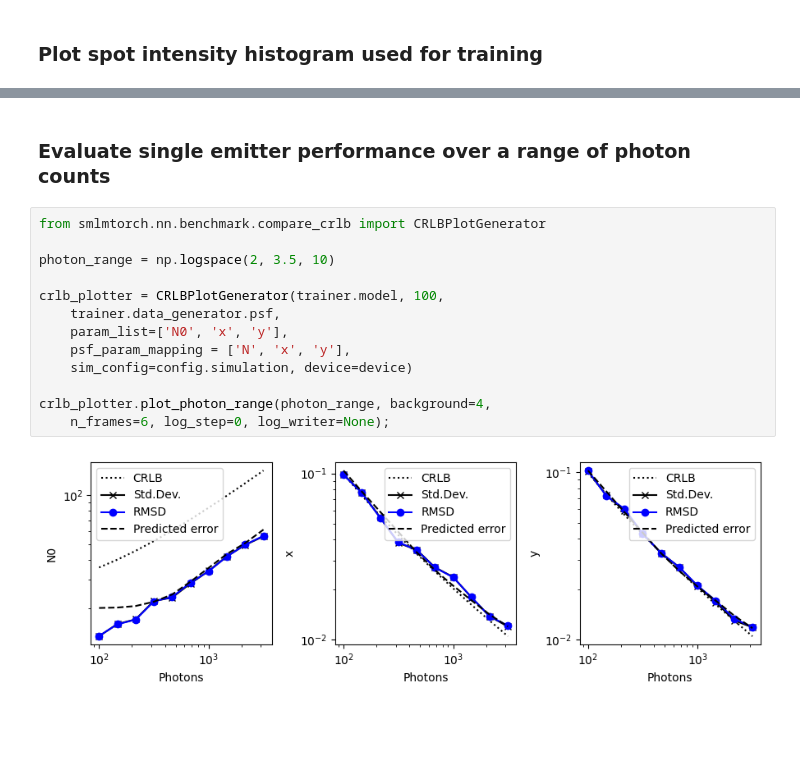
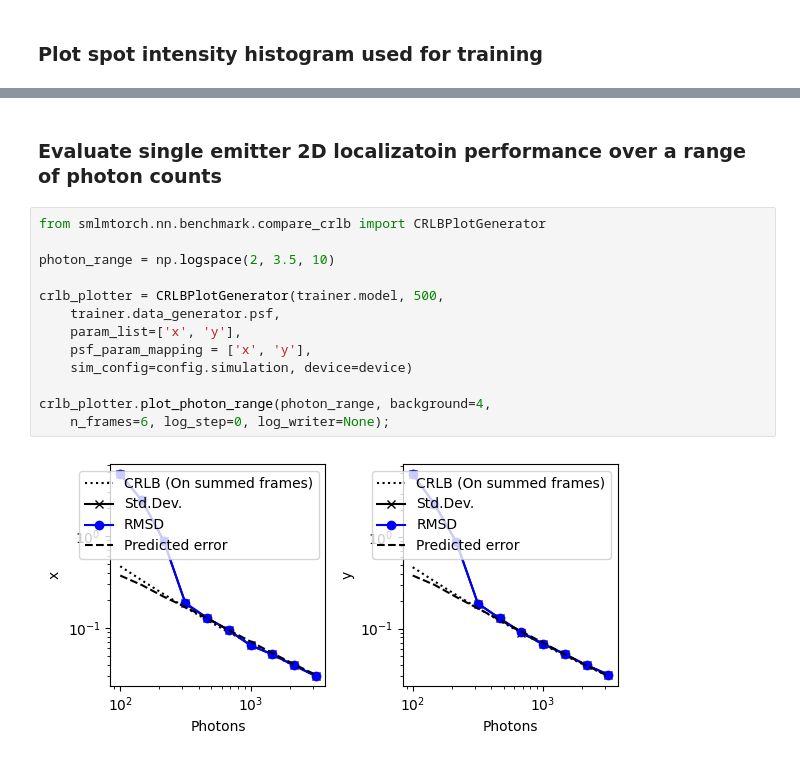
Before and after one commit to jcnossen/simcode, a Jupyter notebook: notebooks/colab_plot_crlb.ipynb, the cells around one changed output, grey strips where cells are left out. Cells and saved outputs as stored; diff of their text form; blank space fills up the shorter version.

Commit message:
crlb notebook, add more text

```diff
--- a/notebooks/colab_plot_crlb.ipynb
+++ b/notebooks/colab_plot_crlb.ipynb
@@ -77,17 +82,17 @@ k_on: 0.020 k_off: 0.17 num_spots: 145. avg_count: 15.4
 # %% [markdown]
-### Evaluate single emitter performance over a range of photon counts
+### Evaluate single emitter 2D localizatoin performance over a range of photon counts
 # %%
 from smlmtorch.nn.benchmark.compare_crlb import CRLBPlotGenerator
 
 photon_range = np.logspace(2, 3.5, 10)
 
-crlb_plotter = CRLBPlotGenerator(trainer.model, 100,
+crlb_plotter = CRLBPlotGenerator(trainer.model, 500,
     trainer.data_generator.psf,
-    param_list=['N0', 'x', 'y'],
-    psf_param_mapping = ['N', 'x', 'y'],
+    param_list=['x', 'y'],
+    psf_param_mapping = ['x', 'y'],
     sim_config=config.simulation, device=device)
 
 crlb_plotter.plot_photon_range(photon_range, background=4,
     n_frames=6, log_step=0, log_writer=None);
 # %% [output]
-[figure, old version]
+[figure, new version]
```
Also changed, not shown: parts of 6 cells of this notebook.
